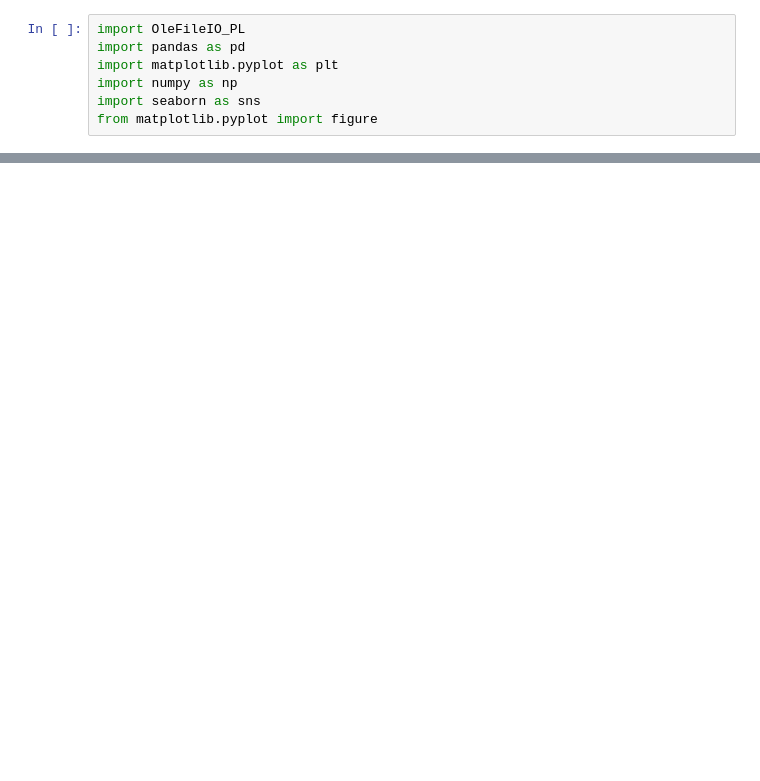
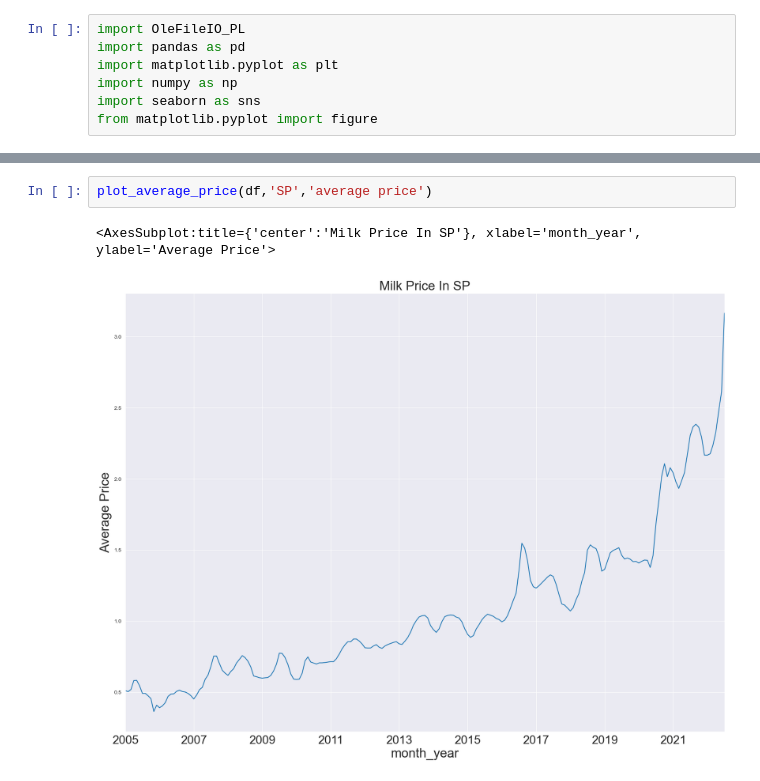
Before and after one commit to ludsonfelipe/data_projects, a Jupyter notebook: The Price Of Milk In Brazil/milk_in_brazil_data_analysis.ipynb, the cells around one changed output, grey strips where cells are left out. Saved outputs shown, nothing was run; the diff lists cells and outputs as text; blank space fills up the shorter version.

```diff
--- a/The Price Of Milk In Brazil/milk_in_brazil_data_analysis.ipynb
+++ b/The Price Of Milk In Brazil/milk_in_brazil_data_analysis.ipynb
@@ -88 +156,6 @@ df
+# %%
+plot_average_price(df,'SP','average price')
+# %% [output]
+<AxesSubplot:title={'center':'Milk Price In SP'}, xlabel='month_year', ylabel='Average Price'>
+[figure, added]
 # %%
```
Also changed, not shown: parts of 17 cells of this notebook.
